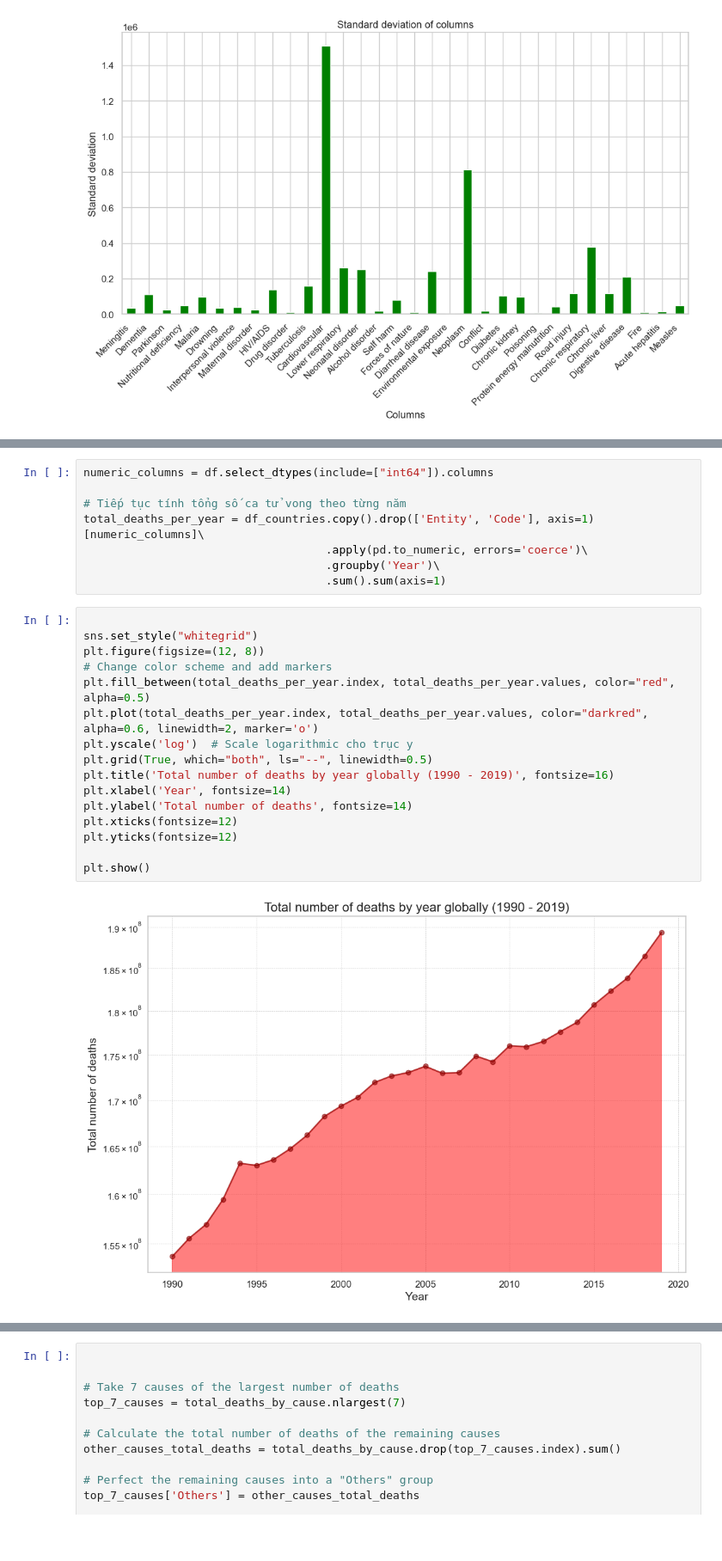
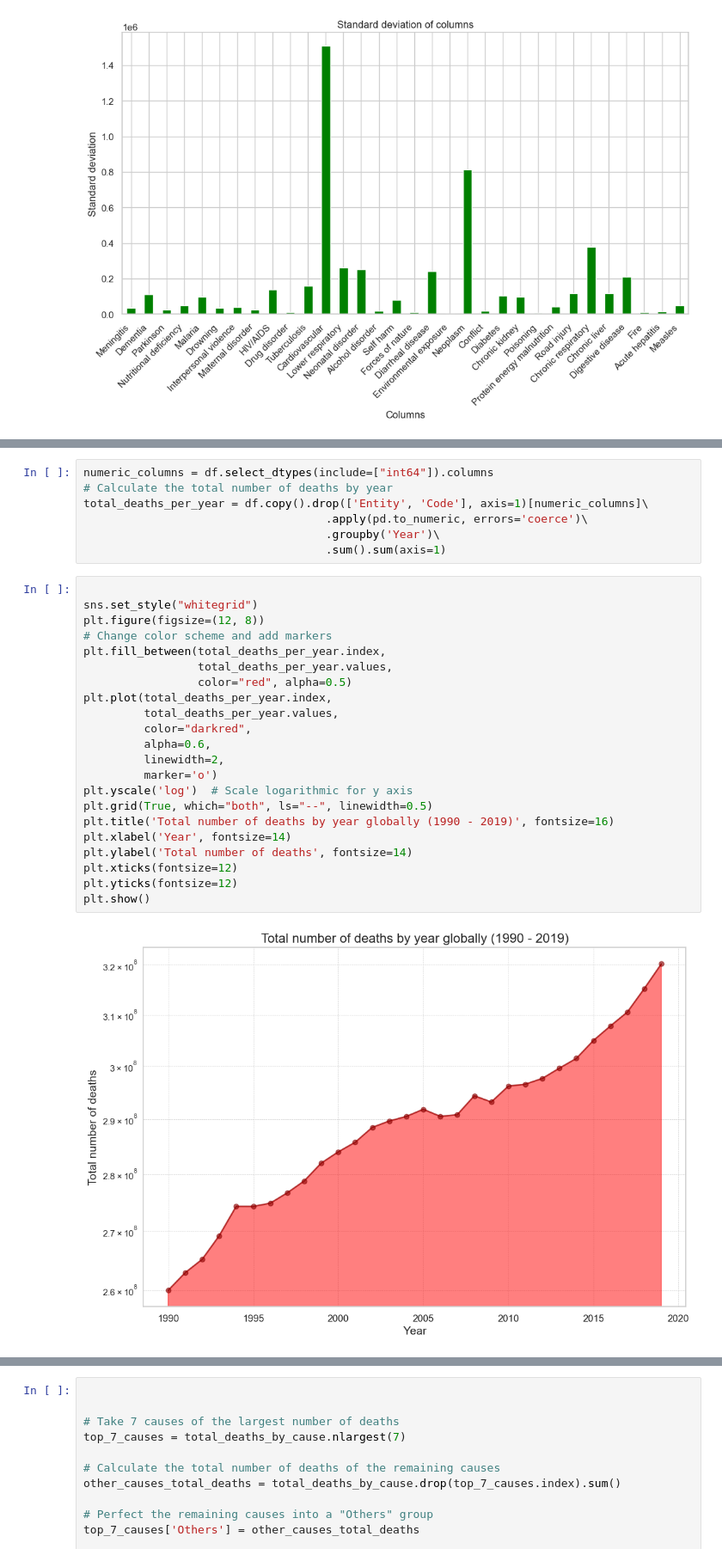
Before and after one commit to hoangvu1806/Analyze-annual-death-data, a Jupyter notebook: analysis.ipynb, the cells around one changed output, grey strips where cells are left out. Shown at 86% size. Saved outputs shown, nothing was run; the diff lists cells and outputs as text; blank space fills up the shorter version.

```diff
--- a/analysis.ipynb
+++ b/analysis.ipynb
@@ -276,26 +207,31 @@ plt.show()
 # %%
 numeric_columns = df.select_dtypes(include=["int64"]).columns
-
-# Tiếp tục tính tổng số ca tử vong theo từng năm
-total_deaths_per_year = df_countries.copy().drop(['Entity', 'Code'], axis=1)[numeric_columns]\
+# Calculate the total number of deaths by year
+total_deaths_per_year = df.copy().drop(['Entity', 'Code'], axis=1)[numeric_columns]\
                                     .apply(pd.to_numeric, errors='coerce')\
                                     .groupby('Year')\
                                     .sum().sum(axis=1)
 # %%
 
 sns.set_style("whitegrid")
 plt.figure(figsize=(12, 8))
 # Change color scheme and add markers
-plt.fill_between(total_deaths_per_year.index, total_deaths_per_year.values, color="red", alpha=0.5)
-plt.plot(total_deaths_per_year.index, total_deaths_per_year.values, color="darkred", alpha=0.6, linewidth=2, marker='o')
-plt.yscale('log')  # Scale logarithmic cho trục y
+plt.fill_between(total_deaths_per_year.index,
+                 total_deaths_per_year.values,
+                 color="red", alpha=0.5)
+plt.plot(total_deaths_per_year.index,
+         total_deaths_per_year.values,
+         color="darkred",
+         alpha=0.6,
+         linewidth=2,
+         marker='o')
+plt.yscale('log')  # Scale logarithmic for y axis
 plt.grid(True, which="both", ls="--", linewidth=0.5)
 plt.title('Total number of deaths by year globally (1990 - 2019)', fontsize=16)
 plt.xlabel('Year', fontsize=14)
 plt.ylabel('Total number of deaths', fontsize=14)
 plt.xticks(fontsize=12)
 plt.yticks(fontsize=12)
-
 plt.show()
 # %% [output]
-[figure, old version]
+[figure, new version]
```
Also changed, not shown: parts of 14 cells of this notebook.
